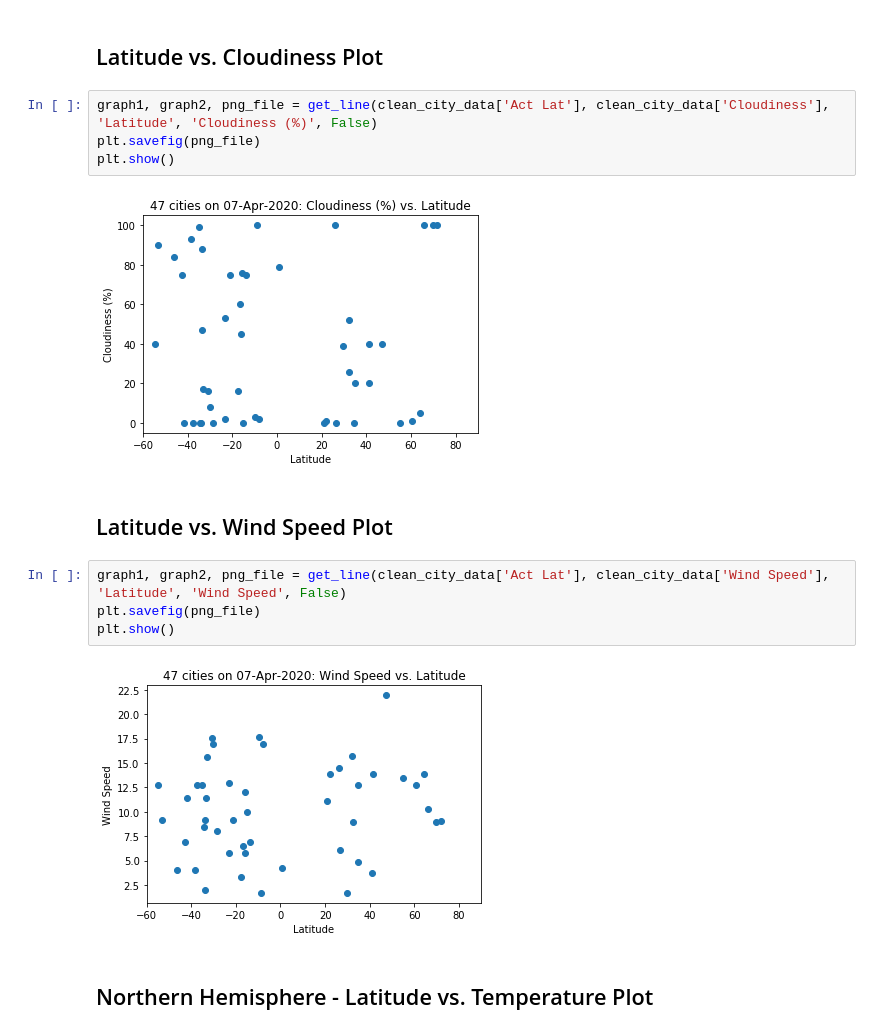
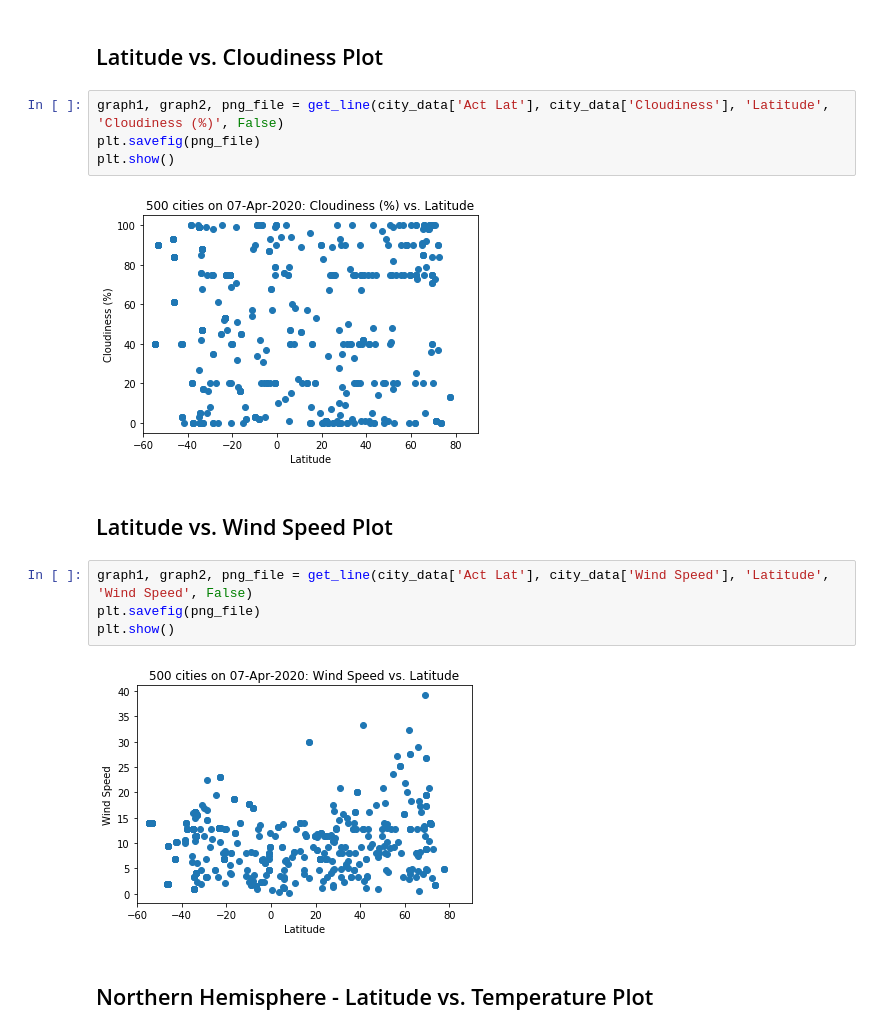
Before and after one commit to Terrence-Cummings/python-api-challenge, a Jupyter notebook: WeatherPy/WeatherPy_v3.ipynb, the cells around one changed output. Drawn from its saved outputs; the diff is of its cells as text.

```diff
--- a/WeatherPy/WeatherPy_v3.ipynb
+++ b/WeatherPy/WeatherPy_v3.ipynb
@@ -263,19 +195,19 @@ plt.show()
 # %% [markdown]
 ## Latitude vs. Cloudiness Plot
 # %%
-graph1, graph2, png_file = get_line(clean_city_data['Act Lat'], clean_city_data['Cloudiness'], 'Latitude', 'Cloudiness (%)', False)
+graph1, graph2, png_file = get_line(city_data['Act Lat'], city_data['Cloudiness'], 'Latitude', 'Cloudiness (%)', False)
 plt.savefig(png_file)
 plt.show()
 # %% [output]
-[figure, old version]
+[figure, new version]
 # %% [markdown]
 ## Latitude vs. Wind Speed Plot
 # %%
-graph1, graph2, png_file = get_line(clean_city_data['Act Lat'], clean_city_data['Wind Speed'], 'Latitude', 'Wind Speed', False)
+graph1, graph2, png_file = get_line(city_data['Act Lat'], city_data['Wind Speed'], 'Latitude', 'Wind Speed', False)
 plt.savefig(png_file)
 plt.show()
 # %% [output]
-[figure, old version]
+[figure, new version]
 # %% [markdown]
 ## Northern Hemisphere - Latitude vs. Temperature Plot
 # %%
```
Also changed, not shown: parts of 20 cells of this notebook, 16 other files.
